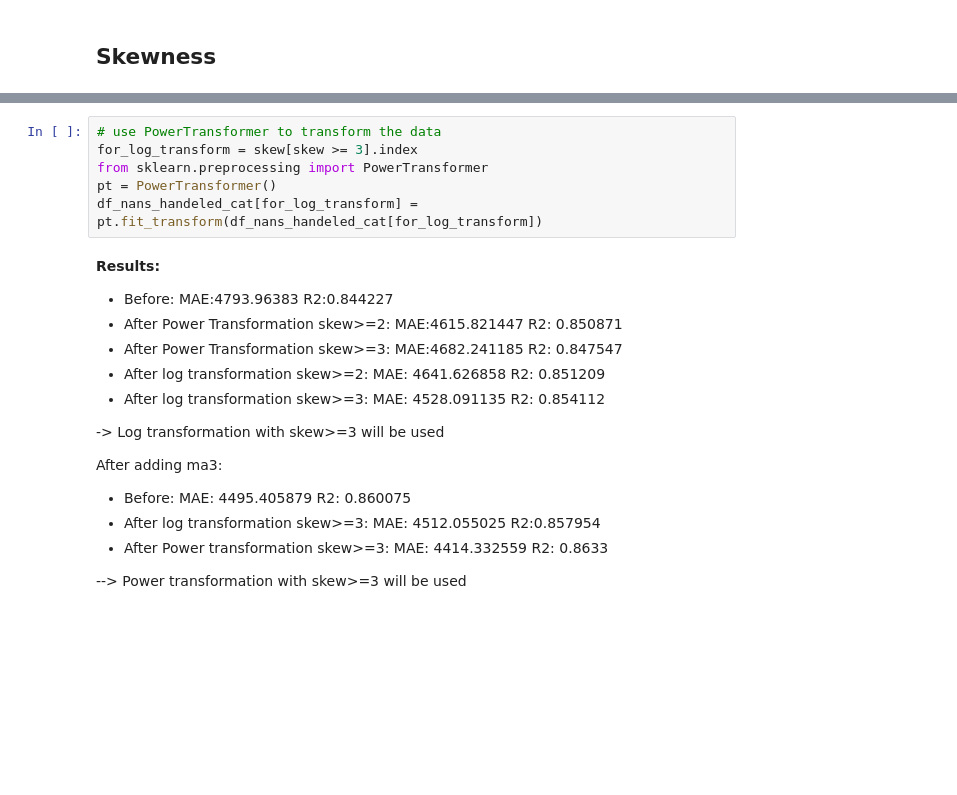
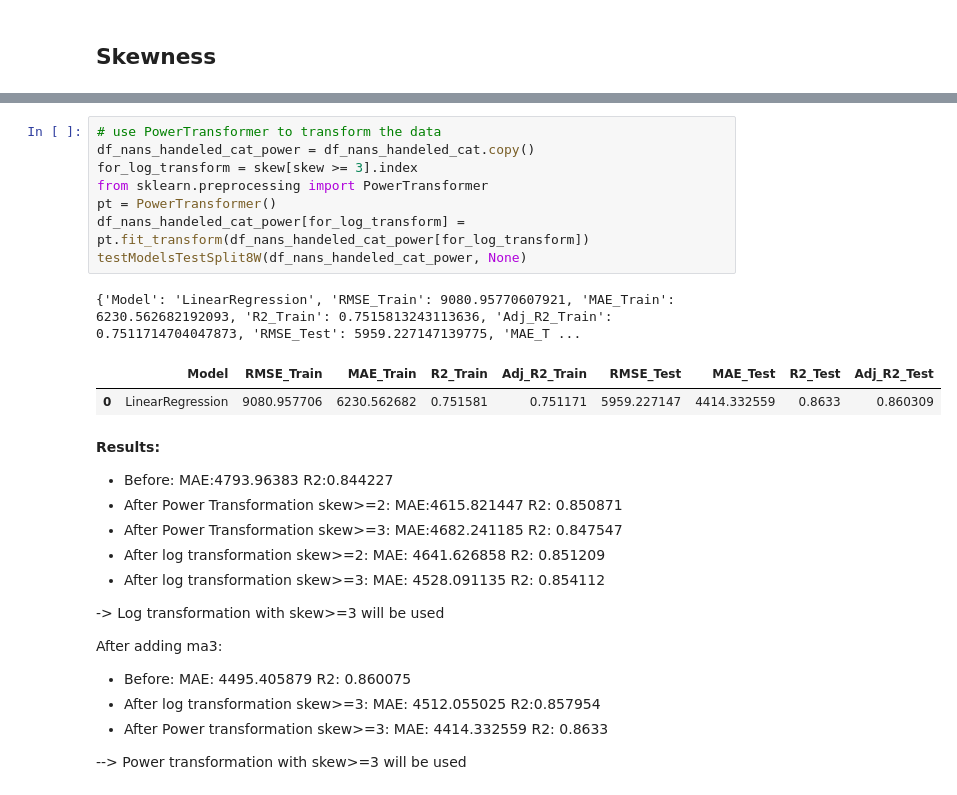
Before and after one commit to Dsite42/Capstone_Project_Rossmann, a Jupyter notebook: Capstone Projekt Rossmann - Feature Engineering.ipynb, the cells around one changed output, grey strips where cells are left out. Cells and saved outputs as stored; diff of their text form; blank space fills up the shorter version.

```diff
--- a/Capstone Projekt Rossmann - Feature Engineering.ipynb
+++ b/Capstone Projekt Rossmann - Feature Engineering.ipynb
@@ -439,9 +655,15 @@ dtype: float64
 # %%
 # use PowerTransformer to transform the data
+df_nans_handeled_cat_power = df_nans_handeled_cat.copy()
 for_log_transform = skew[skew >= 3].index
 from sklearn.preprocessing import PowerTransformer
 pt = PowerTransformer()
-df_nans_handeled_cat[for_log_transform] = pt.fit_transform(df_nans_handeled_cat[for_log_transform])
+df_nans_handeled_cat_power[for_log_transform] = pt.fit_transform(df_nans_handeled_cat_power[for_log_transform])
+testModelsTestSplit8W(df_nans_handeled_cat_power, None)
+# %% [output]
+{'Model': 'LinearRegression', 'RMSE_Train': 9080.95770607921, 'MAE_Train': 6230.562682192093, 'R2_Train': 0.7515813243113636, 'Adj_R2_Train': 0.7511714704047873, 'RMSE_Test': 5959.227147139775, 'MAE_T ...
+|  | Model | RMSE_Train | MAE_Train | R2_Train | Adj_R2_Train | RMSE_Test | MAE_Test | R2_Test | Adj_R2_Test |
+| 0 | LinearRegression | 9080.957706 | 6230.562682 | 0.751581 | 0.751171 | 5959.227147 | 4414.332559 | 0.8633 | 0.860309 |
 # %% [markdown]
 **Results:**
 - Before: MAE:4793.96383	R2:0.844227
```
Also changed, not shown: parts of 26 cells of this notebook.
